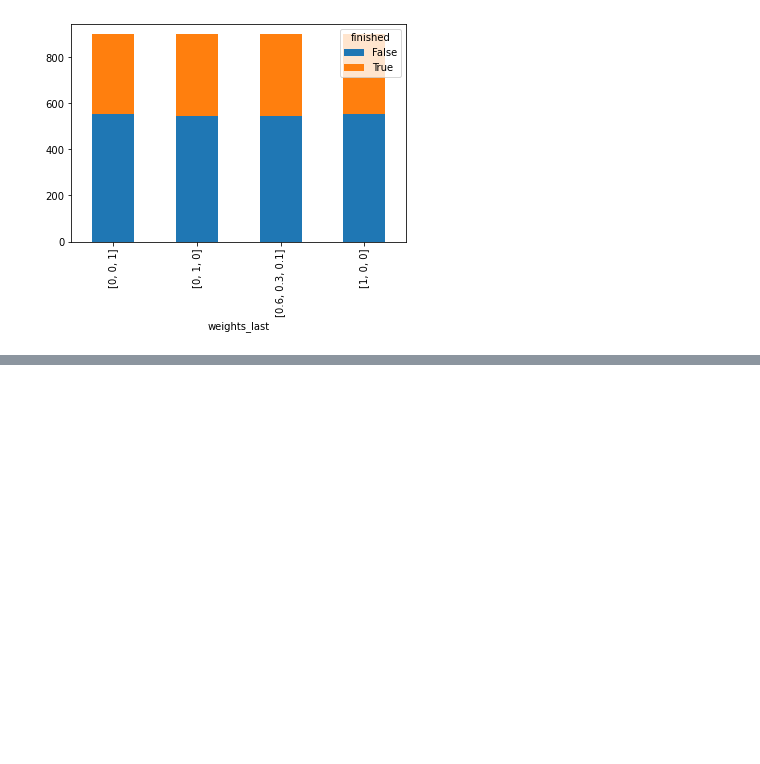
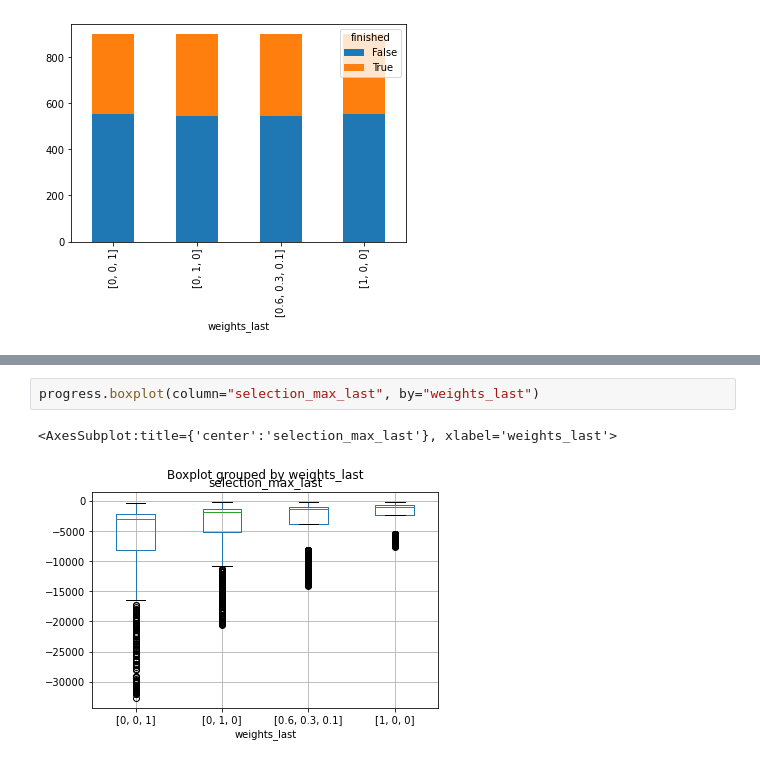
Before and after one commit to jlandercy/pysgrs, a Jupyter notebook: nootebooks/CheckData.ipynb, the cells around one changed output, grey strips where cells are left out. Drawn from its saved outputs; the diff is of its cells as text; blank space fills up the shorter version.

```diff
--- a/nootebooks/CheckData.ipynb
+++ b/nootebooks/CheckData.ipynb
@@ -260,0 +266,5 @@ progress.groupby(["weights_last", "finished"])["seed_count"].count().unstack().p
+# %%
+progress.boxplot(column="selection_max_last", by="weights_last")
+# %% [output]
+<AxesSubplot:title={'center':'selection_max_last'}, xlabel='weights_last'>
+[figure, added]
```
Also changed, not shown: parts of 4 cells of this notebook, 1 other file.
